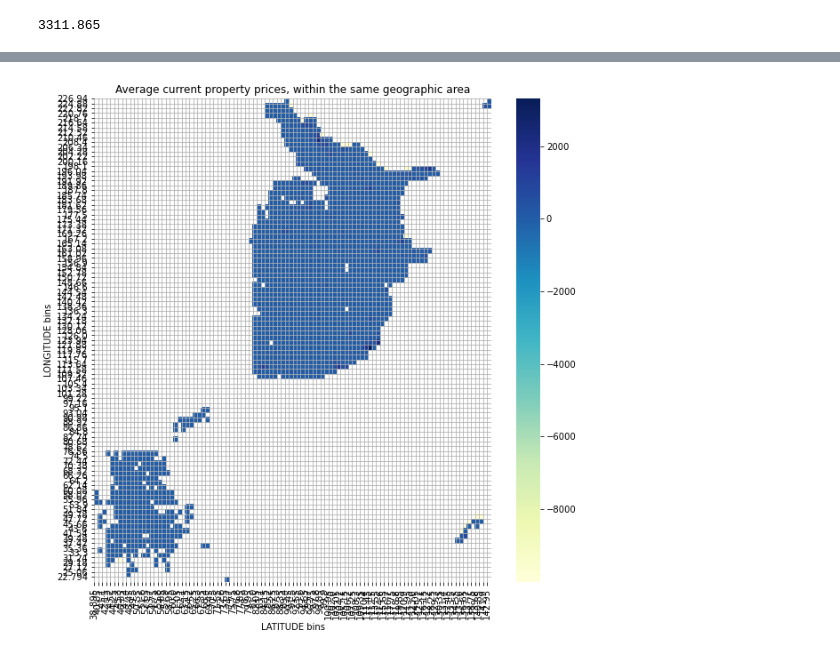
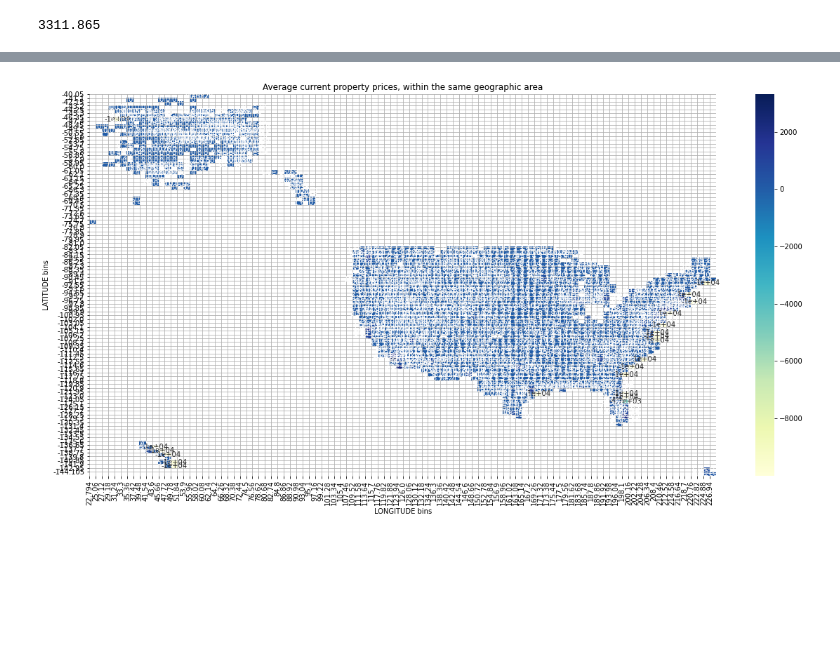
Before and after one commit to huruifu/733-project, a Jupyter notebook: project.ipynb, the cells around one changed output, grey strips where cells are left out. Saved outputs shown, nothing was run; the diff lists cells and outputs as text; code cells hidden in the pictures; blank space fills up the shorter version.

```diff
--- a/project.ipynb
+++ b/project.ipynb
@@ -201,19 +217,20 @@ def heatmap_bins(data, fieldsxy, ncuts=30, aggarg='mean'):
     return means
 # %%
 field = 'pop_density'
-fieldsxy = ['LATITUDE', 'LONGITUDE']
+fieldsxy = ['LONGITUDE', 'LATITUDE']
 ncuts = 100
-with plt.rc_context({'figure.figsize': (10,10)}):
+array_loc['LATITUDE'] = array_loc['LATITUDE'].apply(lambda x: -x)
+with plt.rc_context({'figure.figsize': (20,10)}):
     # TODO -- write your code here ---
     means = heatmap_bins(array_loc, fieldsxy, ncuts)
-    sns.heatmap(means[field], annot=False, cmap='YlGnBu')
+    sns.heatmap(means[field], annot=True, cmap='YlGnBu')
     xticklabels = means[field].columns.map(lambda x : x.left)
     yticklabels = means[field].index.map(lambda x : x.left)
     locs = range(ncuts)
     plt.title('average current property prices, within the same geographic area'.capitalize())
     plt.xticks(locs, xticklabels)
     plt.yticks(locs, yticklabels)
     plt.grid()
     plt.show()
 # %% [output]
-[figure, old version]
+[figure, new version]
```
Also changed, not shown: parts of 1 cell of this notebook.
